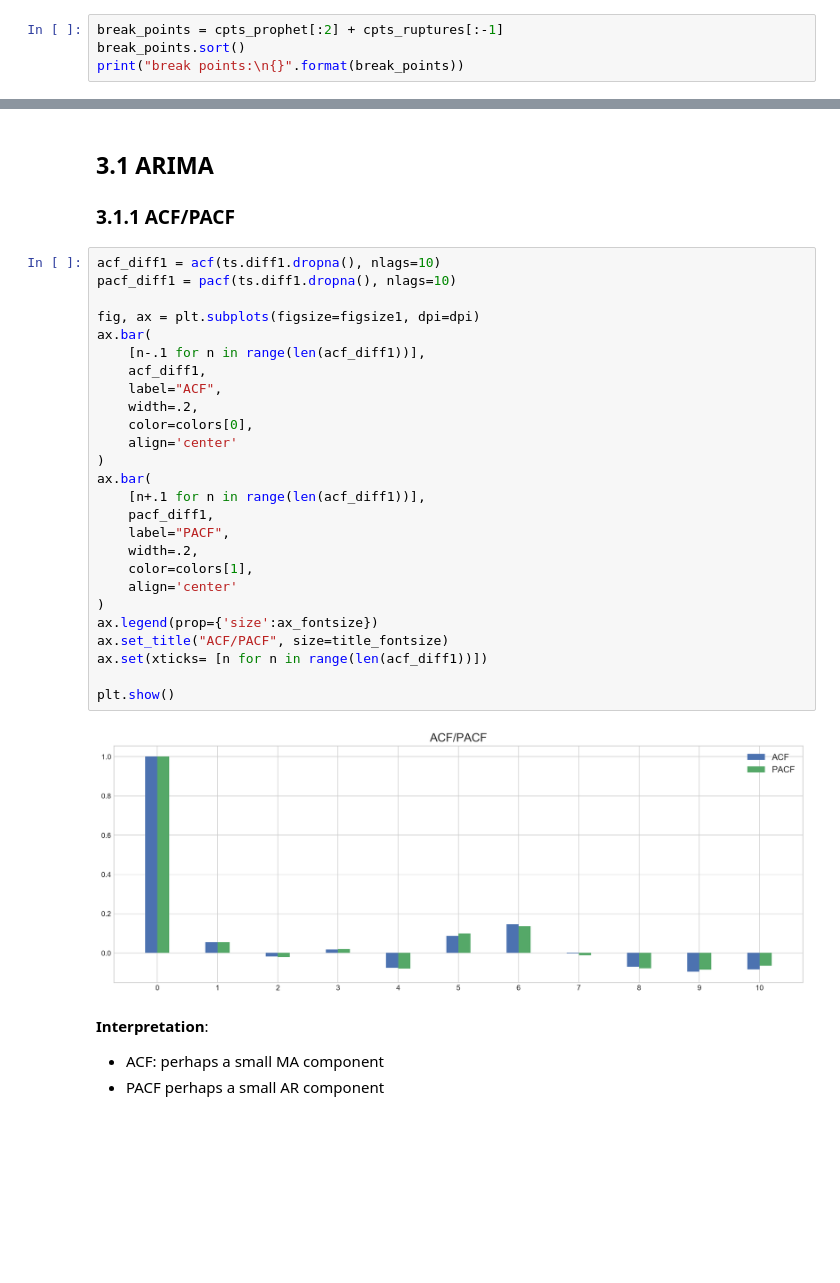
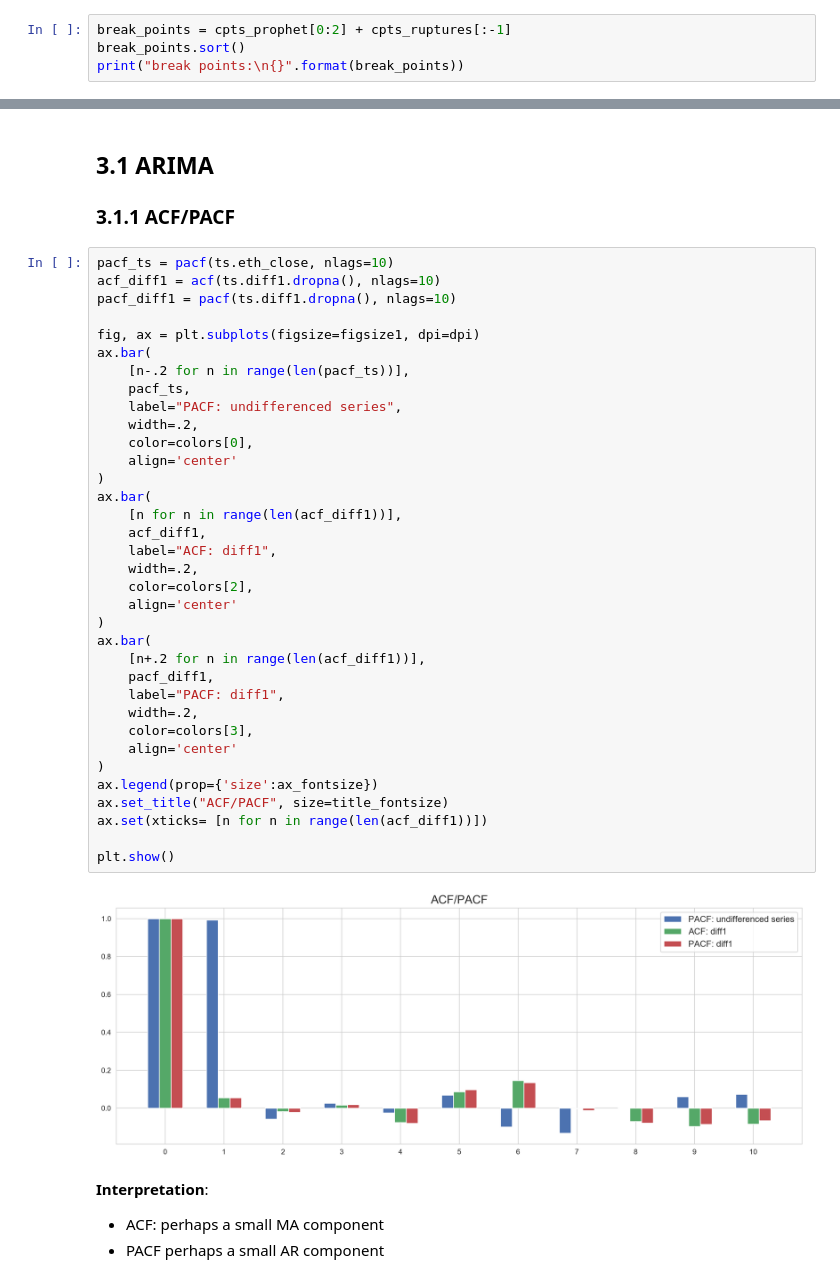
Before and after one commit to brianmcguckin/thinkful_final_capstone, a Jupyter notebook: Ethereum Time Series Analysis.ipynb, the cells around one changed output, grey strips where cells are left out. Saved outputs shown, nothing was run; the diff lists cells and outputs as text; blank space fills up the shorter version.

```diff
--- a/Ethereum Time Series Analysis.ipynb
+++ b/Ethereum Time Series Analysis.ipynb
@@ -438,5 +443,5 @@ print(cpts_ruptures)
 # %%
-break_points = cpts_prophet[:2] + cpts_ruptures[:-1]
+break_points = cpts_prophet[0:2] + cpts_ruptures[:-1]
 break_points.sort()
 print("break points:\n{}".format(break_points))
 # %% [output]
@@ -537,33 +548,42 @@ critical vals {'1%': -3.4415970480373046, '5%': -2.866501759246704, '10%': -2.56
 ## 3.1 ARIMA
 ### 3.1.1 ACF/PACF
 # %%
+pacf_ts = pacf(ts.eth_close, nlags=10)
 acf_diff1 = acf(ts.diff1.dropna(), nlags=10)
 pacf_diff1 = pacf(ts.diff1.dropna(), nlags=10)
 
 fig, ax = plt.subplots(figsize=figsize1, dpi=dpi)
 ax.bar(
-    [n-.1 for n in range(len(acf_diff1))],
-    acf_diff1,
-    label="ACF",
+    [n-.2 for n in range(len(pacf_ts))],
+    pacf_ts,
+    label="PACF: undifferenced series",
     width=.2,
     color=colors[0],
     align='center'
 )
 ax.bar(
-    [n+.1 for n in range(len(acf_diff1))],
+    [n for n in range(len(acf_diff1))],
+    acf_diff1,
+    label="ACF: diff1",
+    width=.2,
+    color=colors[2],
+    align='center'
+)
+ax.bar(
+    [n+.2 for n in range(len(acf_diff1))],
     pacf_diff1,
-    label="PACF",
+    label="PACF: diff1",
     width=.2,
-    color=colors[1],
+    color=colors[3],
     align='center'
 )
 ax.legend(prop={'size':ax_fontsize})
 ax.set_title("ACF/PACF", size=title_fontsize)
 ax.set(xticks= [n for n in range(len(acf_diff1))])
 
 plt.show()
 # %% [output]
-[figure, old version]
+[figure, new version]
 # %% [markdown]
 **Interpretation**:
 - ACF: perhaps a small MA component
```
Also changed, not shown: parts of 60 cells of this notebook.
